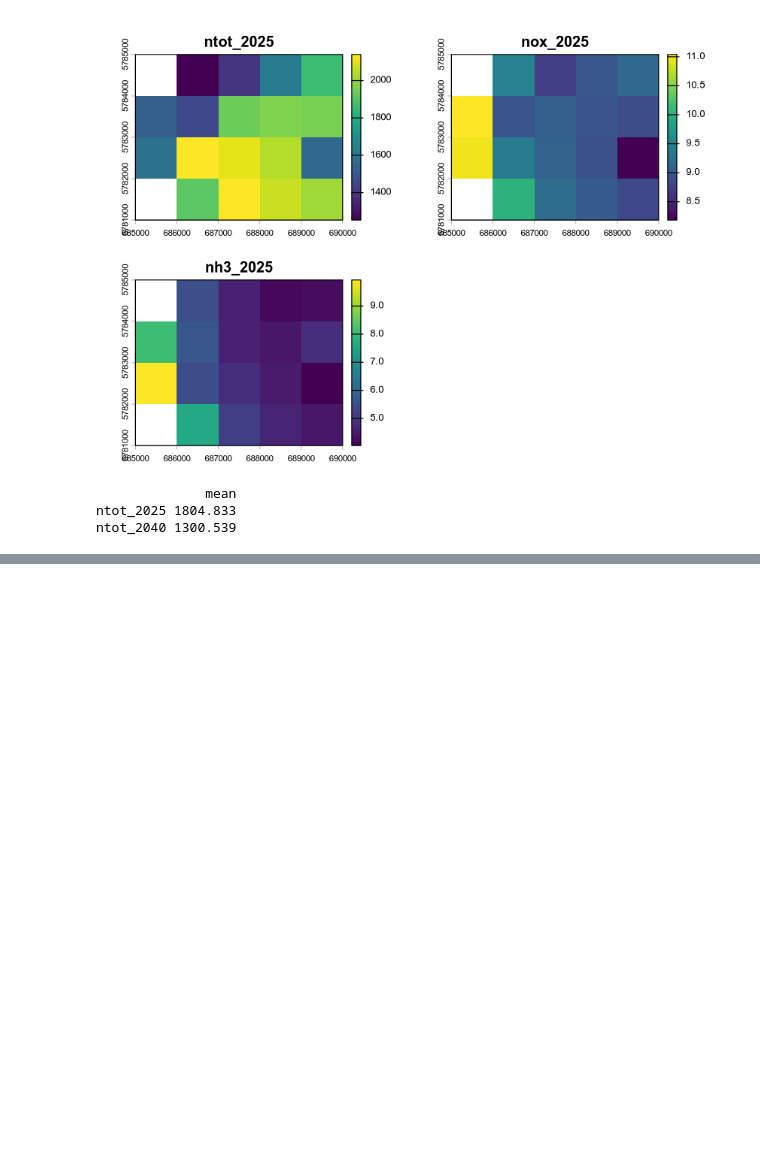
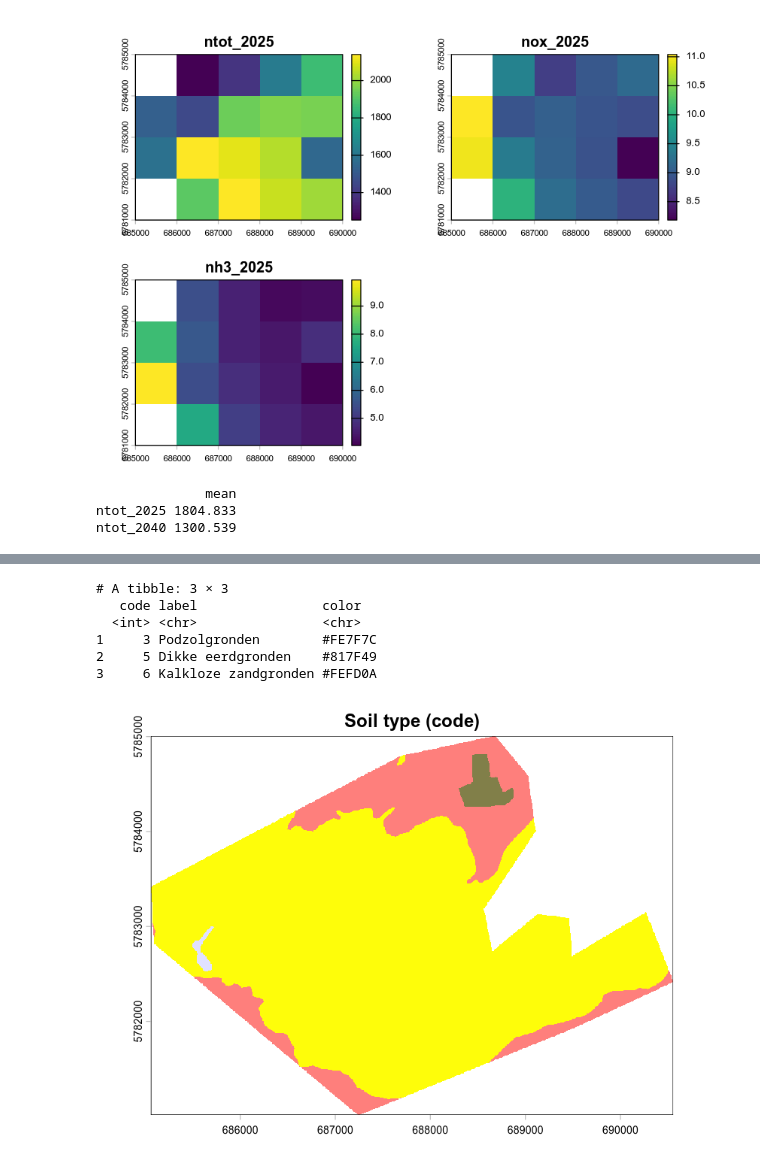
Before and after one commit to LTER-LIFE/rNDC, a Jupyter notebook: examples/02_rasters.ipynb, the cells around one changed output, grey strips where cells are left out. Drawn from its saved outputs; the diff is of its cells as text; code cells hidden in the pictures; blank space fills up the shorter version.

Commit message:
Added AHN and changed soil map source to NDC.

```diff
--- a/examples/02_rasters.ipynb
+++ b/examples/02_rasters.ipynb
@@ -115,0 +147,14 @@ ntot_2040 1300.539
+# %%
+soil <- ndc_soil_raster(site)
+soil$legend[soil$legend$code %in% unique(values(soil$stack)), ]
+# %% [output]
+# A tibble: 3 × 3
+   code label                color
+  <int> <chr>                <chr>
+1     3 Podzolgronden        #FE7F7C
+2     5 Dikke eerdgronden    #817F49
+3     6 Kalkloze zandgronden #FEFD0A
+# %%
+plot(soil$stack, main = "Soil type (code)")
+# %% [output]
+[figure, added]
```
Also changed, not shown: parts of 6 cells of this notebook, 24 other files.
